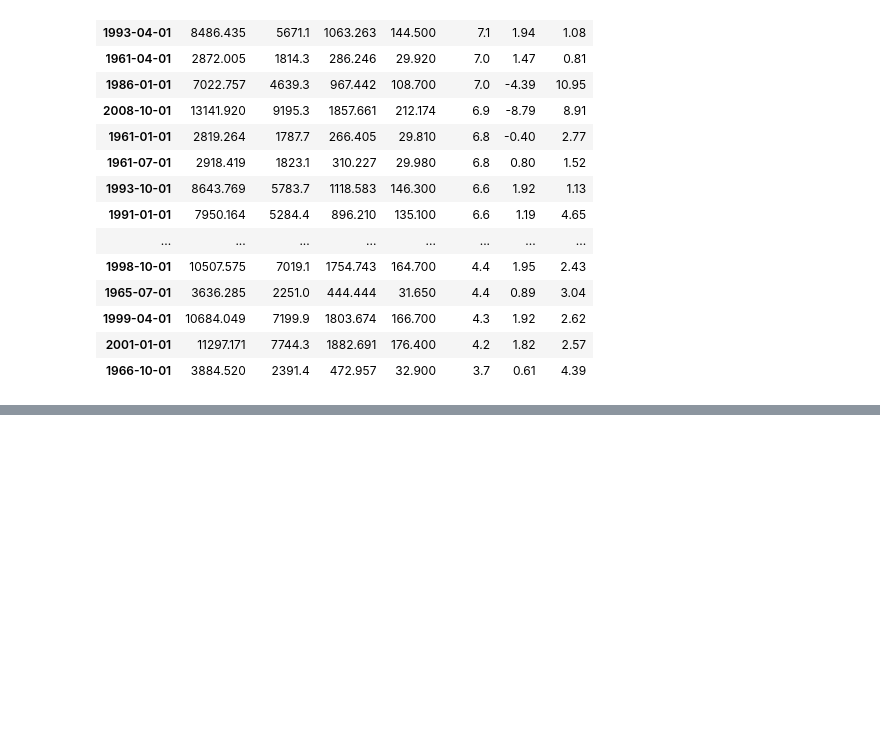
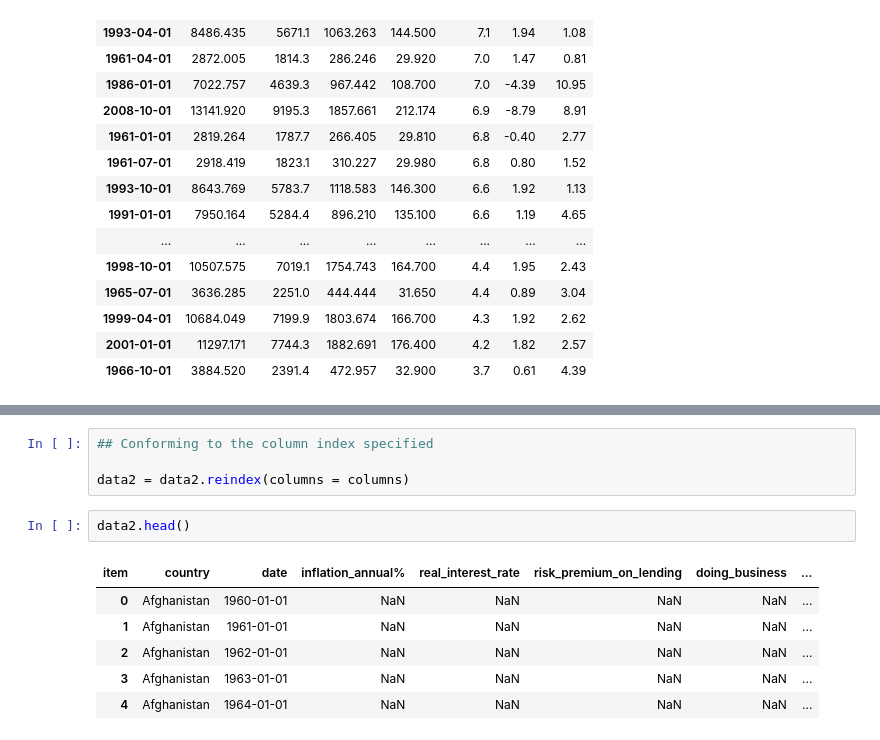
Before and after one commit to tylerchg/Personal-Project, a Jupyter notebook: Project 1 Code.ipynb, the cells around one changed output, grey strips where cells are left out. Saved outputs shown, nothing was run; the diff lists cells and outputs as text; blank space fills up the shorter version.

```diff
--- a/Project 1 Code.ipynb
+++ b/Project 1 Code.ipynb
@@ -190,0 +234,13 @@ f_data.sort_values(by = "unemp", ascending = False)
+# %%
+## Conforming to the column index specified
+
+data2 = data2.reindex(columns = columns)
+# %%
+data2.head()
+# %% [output]
+| item | country | date | inflation_annual% | real_interest_rate | risk_premium_on_lending | doing_business | ... |
+| 0 | Afghanistan | 1960-01-01 | NaN | NaN | NaN | NaN | ... |
+| 1 | Afghanistan | 1961-01-01 | NaN | NaN | NaN | NaN | ... |
+| 2 | Afghanistan | 1962-01-01 | NaN | NaN | NaN | NaN | ... |
+| 3 | Afghanistan | 1963-01-01 | NaN | NaN | NaN | NaN | ... |
+| 4 | Afghanistan | 1964-01-01 | NaN | NaN | NaN | NaN | ... |
```
Also changed, not shown: parts of 8 cells of this notebook, 2 other files.
